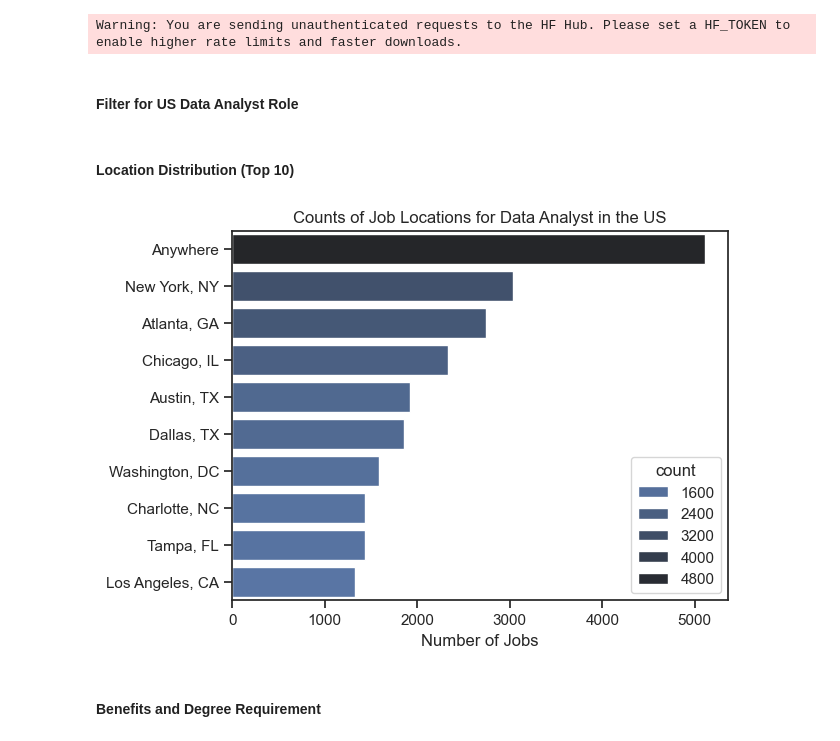
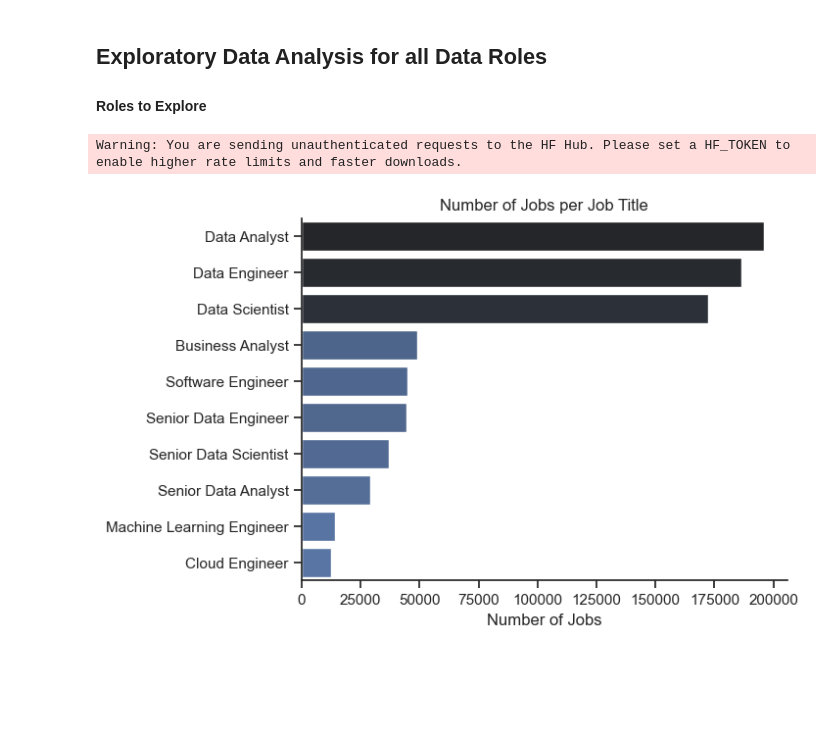
Before and after one commit to aarnavthapa/Jobs_Analysis, a Jupyter notebook: 1_EDA_Intro.ipynb, the cells around one changed output. Drawn from its saved outputs; the diff is of its cells as text; code cells hidden in the pictures; blank space fills up the shorter version.

```diff
--- a/1_EDA_Intro.ipynb
+++ b/1_EDA_Intro.ipynb
@@ -12,3 +12,6 @@
+# %% [markdown]
+## Exploratory Data Analysis for all Data Roles
+#### Roles to Explore
 # %%
 # Importing Libraries -
 import ast
@@ -26,5 +29,3 @@ df['job_posted_date'] = pd.to_datetime(df['job_posted_date'])
 df['job_skills'] = df['job_skills'].apply(lambda x: ast.literal_eval(x) if pd.notna(x) else x)
 # %% [output]
 Warning: You are sending unauthenticated requests to the HF Hub. Please set a HF_TOKEN to enable higher rate limits and faster downloads.
-# %% [markdown]
-#### Filter for US Data Analyst Role
@@ -33,16 +32,13 @@ df_DA_US = df[(df['job_country'] == 'United States') & (df['job_title_short'] ==
-# %% [markdown]
-#### Location Distribution (Top 10)
 # %%
-# Job Location
-df_location_plot = df_DA_US['job_location'].value_counts().head(10).to_frame()
+# Number of Jobs per Job Title
+df_plot = df['job_title_short'].value_counts().to_frame()
 
-sns.set_theme(style='ticks')
-sns.barplot(data=df_location_plot, x="count", y="job_location", hue='count', palette='dark:b_r')
-plt.title("Counts of Job Locations for Data Analyst in the US")
-plt.xlabel("Number of Jobs")
-plt.ylabel("")
+sns.set_theme(style="ticks")
+sns.barplot(df_plot, x='count', y='job_title_short', hue="count", palette='dark:b_r', legend=False)
+sns.despine()
+plt.title('Number of Jobs per Job Title')
+plt.xlabel('Number of Jobs')
+plt.ylabel('')
 plt.show()
 # %% [output]
-[figure, old version]
+[figure, new version]
-# %% [markdown]
-#### Benefits and Degree Requirement
```
Also changed, not shown: parts of 18 cells of this notebook.
